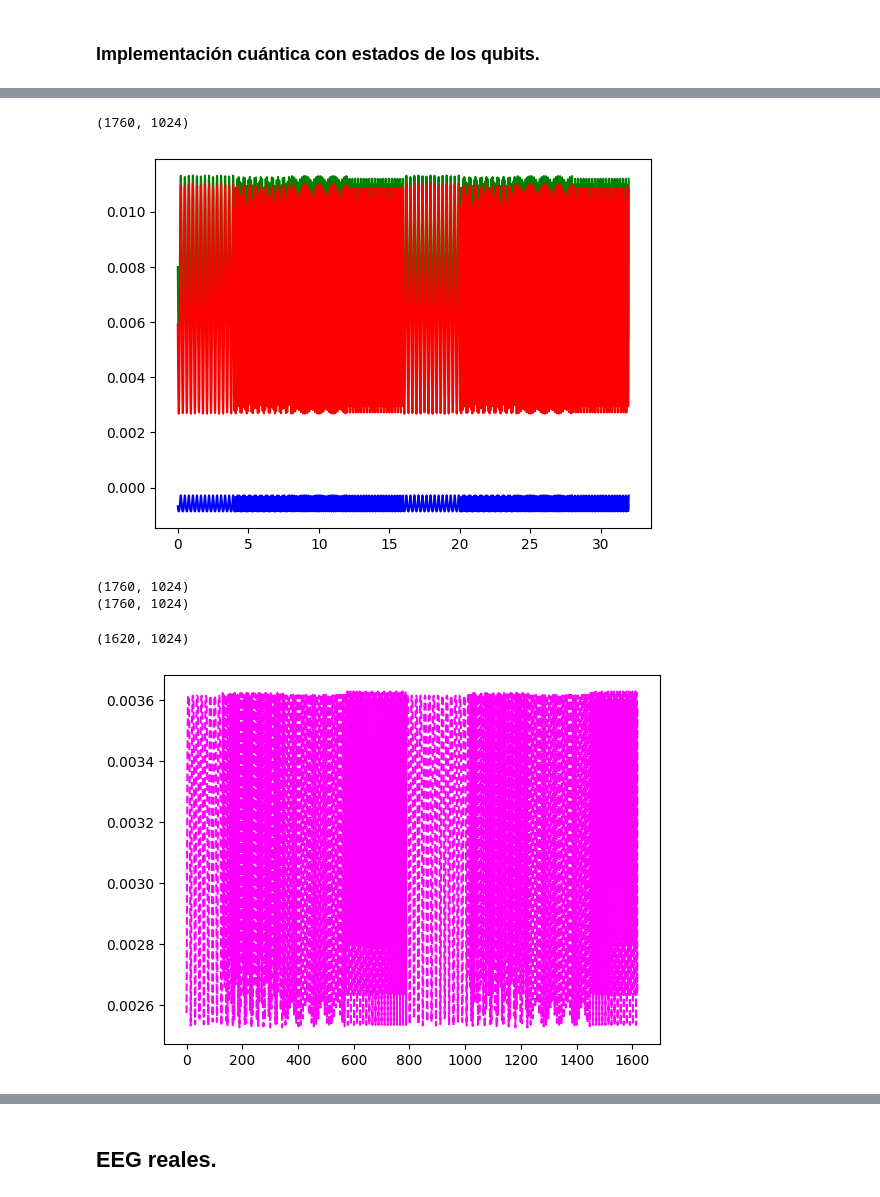
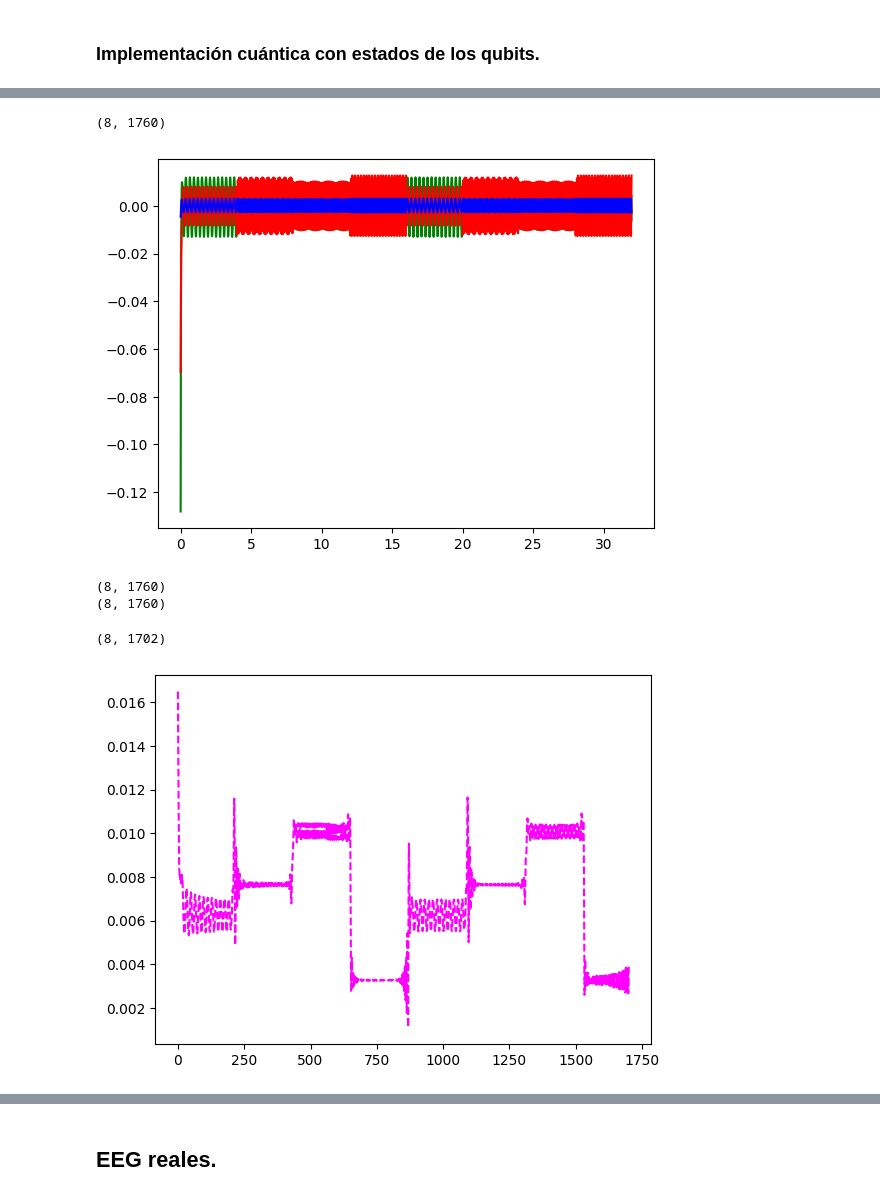
Before and after one commit to manuuuv/TFG, a Jupyter notebook: Quantum_RC_Manuel2.ipynb, the cells around one changed output, grey strips where cells are left out. Drawn from its saved outputs; the diff is of its cells as text; code cells hidden in the pictures.

```diff
--- a/Quantum_RC_Manuel2.ipynb
+++ b/Quantum_RC_Manuel2.ipynb
@@ -1278,7 +1278,7 @@ plt.show()
 ### Implementación cuántica con estados de los qubits.
 # %%
 # Number of qubits (size of quantum reservoir)
-num_qubits = 10
+num_qubits = 3
 # Depth of the reservoir circuit
 num_layers = 1
 
@@ -1384,14 +1384,16 @@ Step 1759: [0.01216279 0.01183302 0.00068584 ... 0.01227474 0.00071144 0.0007312
+# %%
+outputs = outputs.T
 # %%
 RS_cuant_2 = outputs - np.mean(outputs,axis=1, keepdims=True)
 print(RS_cuant_2.shape)
 
-plt.plot(t2, RS_cuant_2[:, 0], color = 'green')
-plt.plot(t2, RS_cuant_2[:, 1], color = 'red')
-plt.plot(t2, RS_cuant_2[:, 2], color = 'blue')
+plt.plot(t2, RS_cuant_2[0, :], color = 'green')
+plt.plot(t2, RS_cuant_2[1, :], color = 'red')
+plt.plot(t2, RS_cuant_2[2, :], color = 'blue')
 plt.show()
 # %% [output]
-(1760, 1024)
+(8, 1760)
-[figure, old version]
+[figure, new version]
 # %%
 # Parámetros
 fs = 55  # Frecuencia de muestreo
@@ -1406,17 +1408,17 @@ amplitude_envelope_cuant2 = np.abs(analytic_signal)
 print(analytic_signal.shape)
 print(amplitude_envelope_cuant2.shape)
 # %% [output]
-(1760, 1024)
-(1760, 1024)
+(8, 1760)
+(8, 1760)
 # %%
 stable_start = min(90, amplitude_envelope_cuant2.shape[0])
-input_sequence_cuantico2 = amplitude_envelope_cuant2[stable_start:-50, :]
+input_sequence_cuantico2 = amplitude_envelope_cuant2[:,stable_start:-50]
 print(input_sequence_cuantico2.shape)
-plt.plot(input_sequence_cuantico2[1:, 0], linestyle="dashed", color = 'magenta')
+plt.plot(input_sequence_cuantico2[0, 1:], linestyle="dashed", color = 'magenta')
 plt.show()
 # %% [output]
-(1620, 1024)
+(8, 1702)
-[figure, old version]
+[figure, new version]
 # %%
 # Agrupamiento (clustering)
 num_clusters = 4  # Número de clústeres
```
Also changed, not shown: parts of 3 cells of this notebook, 1 other file.
